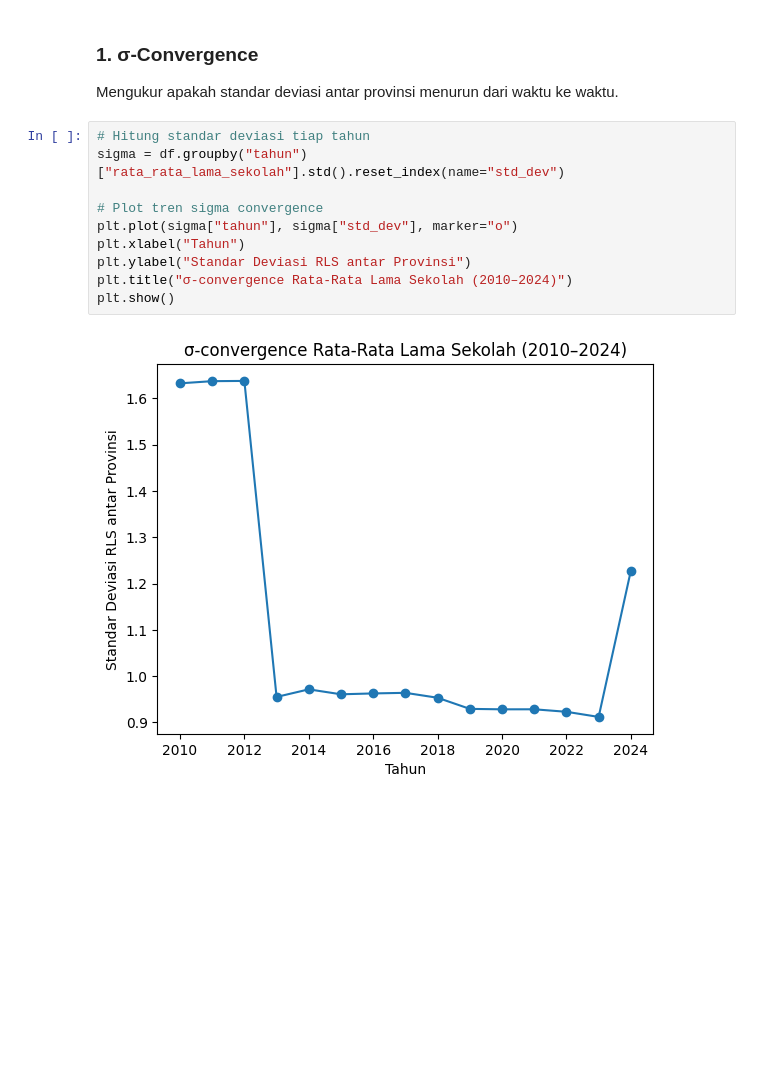
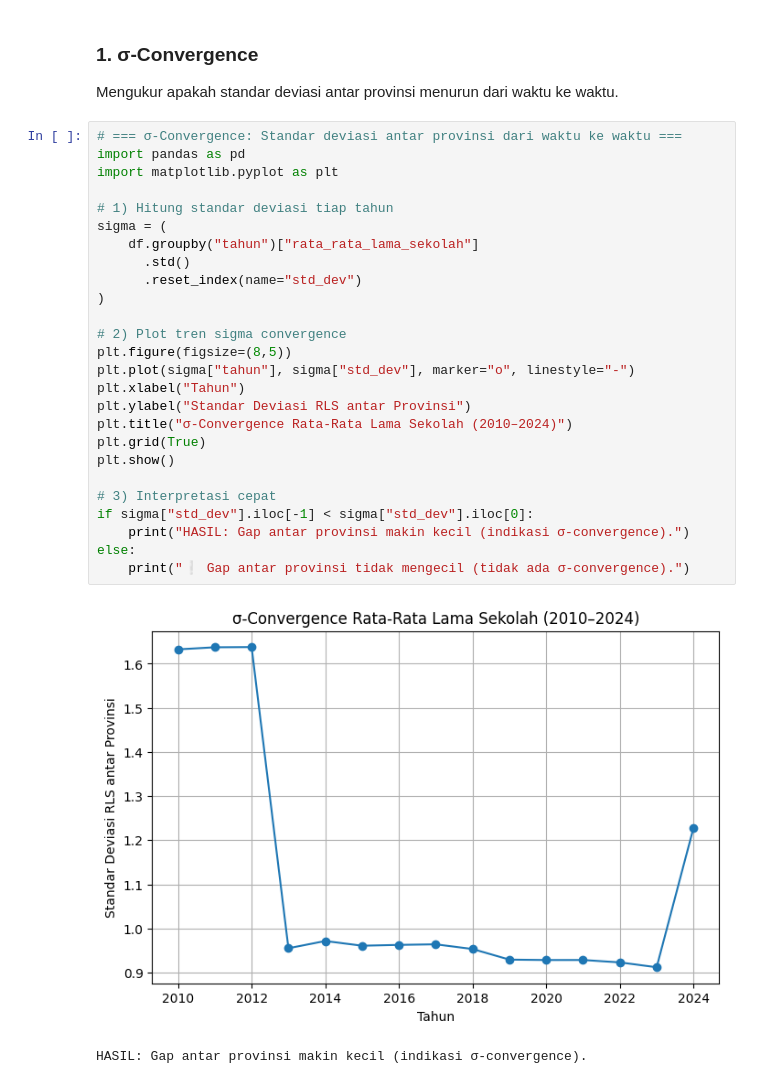
Before and after one commit to aliabdurrahman10/indonesia-education-human-dev, a Jupyter notebook: EduID.ipynb, the cells around one changed output. Saved outputs shown, nothing was run; the diff lists cells and outputs as text; blank space fills up the shorter version.

```diff
--- a/EduID.ipynb
+++ b/EduID.ipynb
@@ -327,15 +330,32 @@ overview
 
 Mengukur apakah standar deviasi antar provinsi menurun dari waktu ke waktu.
 # %%
-# Hitung standar deviasi tiap tahun
-sigma = df.groupby("tahun")["rata_rata_lama_sekolah"].std().reset_index(name="std_dev")
+# === σ-Convergence: Standar deviasi antar provinsi dari waktu ke waktu ===
+import pandas as pd
+import matplotlib.pyplot as plt
 
-# Plot tren sigma convergence
-plt.plot(sigma["tahun"], sigma["std_dev"], marker="o")
+# 1) Hitung standar deviasi tiap tahun
+sigma = (
+    df.groupby("tahun")["rata_rata_lama_sekolah"]
+      .std()
+      .reset_index(name="std_dev")
+)
+
+# 2) Plot tren sigma convergence
+plt.figure(figsize=(8,5))
+plt.plot(sigma["tahun"], sigma["std_dev"], marker="o", linestyle="-")
 plt.xlabel("Tahun")
 plt.ylabel("Standar Deviasi RLS antar Provinsi")
-plt.title("σ-convergence Rata-Rata Lama Sekolah (2010–2024)")
+plt.title("σ-Convergence Rata-Rata Lama Sekolah (2010–2024)")
+plt.grid(True)
 plt.show()
+
+# 3) Interpretasi cepat
+if sigma["std_dev"].iloc[-1] < sigma["std_dev"].iloc[0]:
+    print("HASIL: Gap antar provinsi makin kecil (indikasi σ-convergence).")
+else:
+    print("❕ Gap antar provinsi tidak mengecil (tidak ada σ-convergence).")
 # %% [output]
-[figure, old version]
+[figure, new version]
+HASIL: Gap antar provinsi makin kecil (indikasi σ-convergence).
 # %% [markdown]
```
Also changed, not shown: parts of 18 cells of this notebook.
